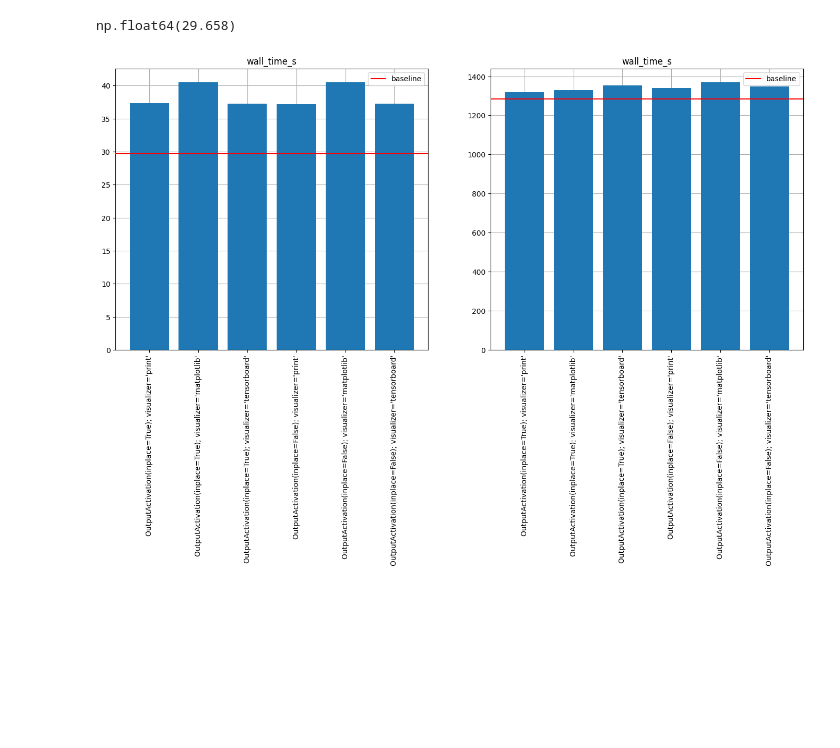
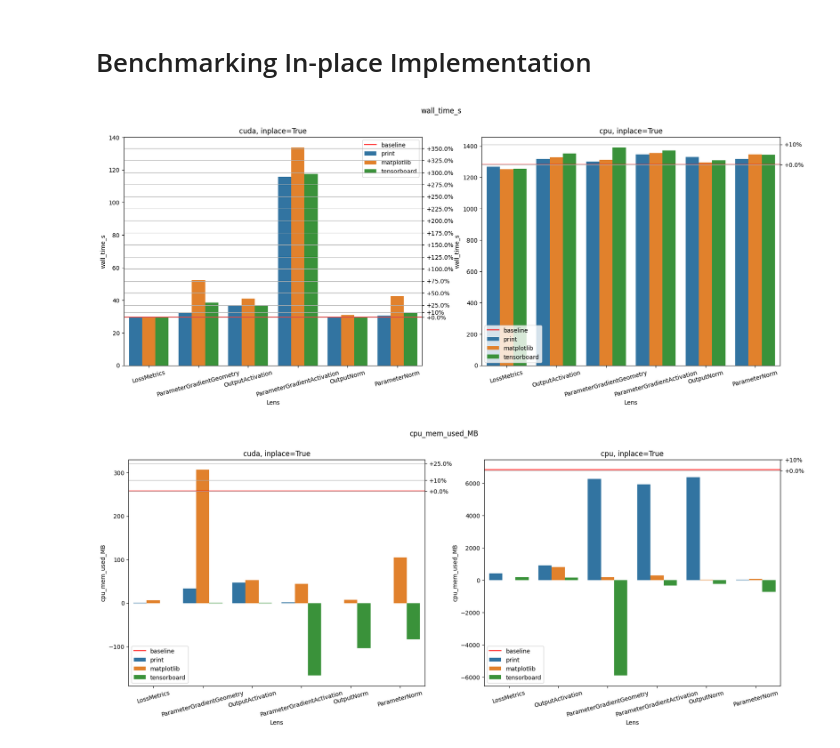
Before and after one commit to ZhigaMason/monitorch, a Jupyter notebook: benchmark/benchmark_exploration.ipynb, the cells around one changed output. Drawn from its saved outputs; the diff is of its cells as text; code cells hidden in the pictures; blank space fills up the shorter version.

```diff
--- a/benchmark/benchmark_exploration.ipynb
+++ b/benchmark/benchmark_exploration.ipynb
@@ -7,5 +29,5 @@ import torch.nn as nn
 # %%
-df_gpu = pd.read_csv("results/exhaustive_gpu.csv", index_col=0)
+df_gpu = pd.read_csv("results/exhaustive_gpu_11_14.csv", index_col=0)
 df_gpu.sample(5)
 # %% [output]
 |  | lens_list | loss_fn | inspector_kwargs | dev | num_batches | lenses | wall_time_s | cpu_mem_used_MB | ... |
@@ -27,4 +49,8 @@ df_cpu.sample(5)
-# %%
-baseline = df_gpu[df_gpu['comment'] == 'baseline'].iloc[0]
-# %% [output]
-np.float64(29.658)
+# %%
+df_gpu['lens_str'] = df_gpu['lenses'].str.extract(r"\['(\w*).*'\]", expand=False)
+df_gpu['inplace'] = ~df_gpu['comment'].str.match(r'.*inplace=False.*')
+df_gpu['visualizer'] = df_gpu['comment'].str.extract(r".*visualizer='?(\w*)'?.*")
+
+df_cpu['lens_str'] = df_cpu['lenses'].str.extract(r"\['(\w*).*'\]", expand=False)
+df_cpu['inplace'] = ~df_cpu['comment'].str.match(r'.*inplace=False.*')
+df_cpu['visualizer'] = df_cpu['comment'].str.extract(r".*visualizer='?(\w*)'?.*")
@@ -31,25 +82,19 @@ np.float64(29.658)
+# %% [markdown]
+# Benchmarking In-place Implementation
+# %%
+fig, [ax1, ax2] = plt.subplots(figsize=(20, 7), ncols=2)
+stat_name = 'wall_time_s'
+fig.suptitle(stat_name)
+display_lens_bm(stat_name, df_gpu, inplace=True, ax=ax1)
+display_lens_bm(stat_name, df_cpu, inplace=True, ax=ax2)
+# %% [output]
+[figure, added]
 # %%
-def display_lens_bm(lens_name, stat_name, df, ax):
-    baseline = df[df['comment'] == 'baseline'].iloc[0]
-    ser = df[df['comment'].str.contains(lens_name)]
-    ax.bar(
-        ser['comment'],
-        ser[stat_name],
-        zorder=2
-    )
-    ax.set_xticks(ax.get_xticks())
-    ax.set_xticklabels(
-        ser['comment'],
-        rotation=90
-    )
-    ax.axhline(baseline[stat_name], c='r', zorder=3, label='baseline')
-    ax.grid(zorder=0)
-    ax.legend()
-    ax.set_title(stat_name)
-
-fig, [ax1, ax2] = plt.subplots(figsize=(17, 7), ncols=2)
-display_lens_bm('OutputActivation', 'wall_time_s', df_gpu, ax1)
-fig = display_lens_bm('OutputActivation', 'wall_time_s', df_cpu, ax2)
+fig, [ax1, ax2] = plt.subplots(figsize=(20, 7), ncols=2)
+stat_name = 'cpu_mem_used_MB'
+fig.suptitle(stat_name)
+display_lens_bm(stat_name, df_gpu, inplace=True, ax=ax1)
+display_lens_bm(stat_name, df_cpu, inplace=True, ax=ax2)
 # %% [output]
-[figure, old version]
+[figure, new version]
 # %%
```
Also changed, not shown: parts of 16 cells of this notebook, 4 other files.
